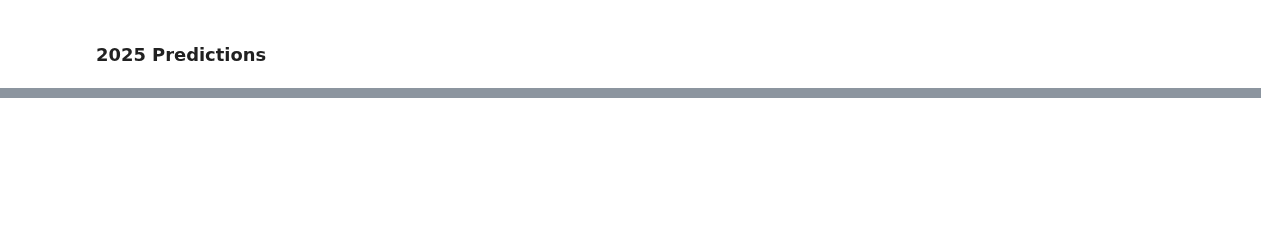
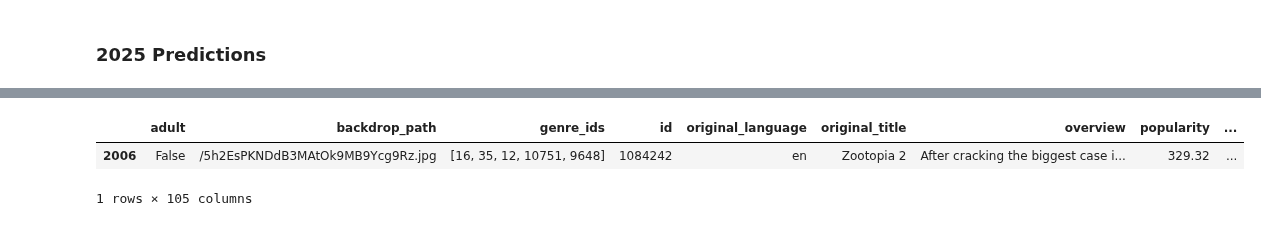
Before and after one commit to jasmineplows/box_office, a Jupyter notebook: code/7_2025_predictions.ipynb, the cells around one changed output, grey strips where cells are left out. Cells and saved outputs as stored; diff of their text form; code cells hidden in the pictures; blank space fills up the shorter version.

```diff
--- a/code/7_2025_predictions.ipynb
+++ b/code/7_2025_predictions.ipynb
@@ -427,0 +313,7 @@ df_prepared.loc[df_prepared['original_title'] == 'Mission: Impossible - The Fina
+# %%
+check = pd.read_csv("../data/dataset_domestic_processed.csv")
+check.loc[check['original_title'] == 'Zootopia 2']
+# %% [output]
+|  | adult | backdrop_path | genre_ids | id | original_language | original_title | overview | popularity | ... |
+| 2006 | False | /5h2EsPKNDdB3MAtOk9MB9Ycg9Rz.jpg | [16, 35, 12, 10751, 9648] | 1084242 | en | Zootopia 2 | After cracking the biggest case i... | 329.32 | ... |
+1 rows × 105 columns
```
Also changed, not shown: parts of 7 cells of this notebook, 22 other files.
